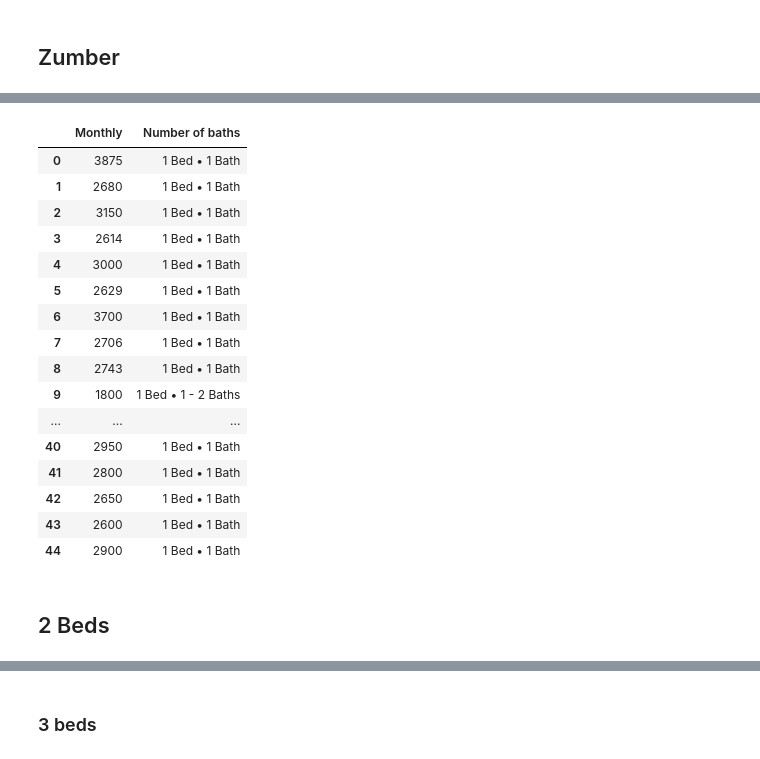
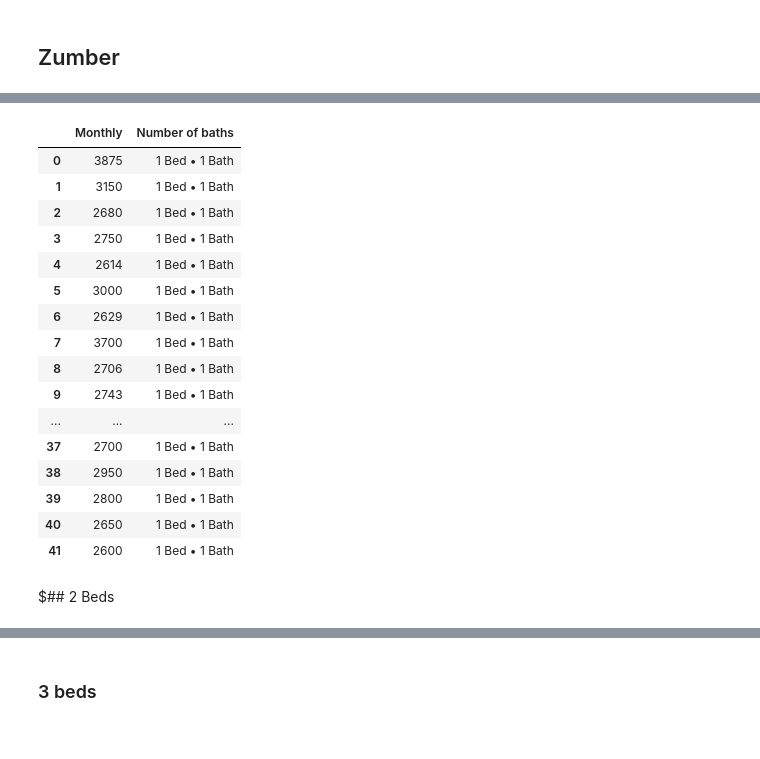
Before and after one commit to JamesKha/CodeChallenge, a Jupyter notebook: DataPrep.ipynb, the cells around one changed output, grey strips where cells are left out. Drawn from its saved outputs; the diff is of its cells as text; code cells hidden in the pictures.

```diff
--- a/DataPrep.ipynb
+++ b/DataPrep.ipynb
@@ -57,22 +48,26 @@ dfOneBed['Monthly'] = dfOneBed['Monthly'].str.replace('\D+', '')
-# %%
-dfOneBed
-# %% [output]
-|  | Monthly | Number of baths |
-| 0 | 3875 | 1 Bed • 1 Bath |
-| 1 | 2680 | 1 Bed • 1 Bath |
-| 2 | 3150 | 1 Bed • 1 Bath |
-| 3 | 2614 | 1 Bed • 1 Bath |
-| 4 | 3000 | 1 Bed • 1 Bath |
-| 5 | 2629 | 1 Bed • 1 Bath |
-| 6 | 3700 | 1 Bed • 1 Bath |
-| 7 | 2706 | 1 Bed • 1 Bath |
-| 8 | 2743 | 1 Bed • 1 Bath |
-| 9 | 1800 | 1 Bed • 1 - 2 Baths |
-| ... | ... | ... |
-| 40 | 2950 | 1 Bed • 1 Bath |
-| 41 | 2800 | 1 Bed • 1 Bath |
-| 42 | 2650 | 1 Bed • 1 Bath |
-| 43 | 2600 | 1 Bed • 1 Bath |
-| 44 | 2900 | 1 Bed • 1 Bath |
+# %%
+URL2 = "https://www.zumper.com/apartments-for-rent/vancouver-bc/west-end/1-beds"
+requestURL2 = requests.get(URL2)
+content2 = requestURL2.content
+# %%
+Zumber(content2)
+# %% [output]
+|  | Monthly | Number of baths |
+| 0 | 3875 | 1 Bed • 1 Bath |
+| 1 | 3150 | 1 Bed • 1 Bath |
+| 2 | 2680 | 1 Bed • 1 Bath |
+| 3 | 2750 | 1 Bed • 1 Bath |
+| 4 | 2614 | 1 Bed • 1 Bath |
+| 5 | 3000 | 1 Bed • 1 Bath |
+| 6 | 2629 | 1 Bed • 1 Bath |
+| 7 | 3700 | 1 Bed • 1 Bath |
+| 8 | 2706 | 1 Bed • 1 Bath |
+| 9 | 2743 | 1 Bed • 1 Bath |
+| ... | ... | ... |
+| 37 | 2700 | 1 Bed • 1 Bath |
+| 38 | 2950 | 1 Bed • 1 Bath |
+| 39 | 2800 | 1 Bed • 1 Bath |
+| 40 | 2650 | 1 Bed • 1 Bath |
+| 41 | 2600 | 1 Bed • 1 Bath |
 # %% [markdown]
-## 2 Beds
+$## 2 Beds
```
Also changed, not shown: parts of 44 cells of this notebook.
